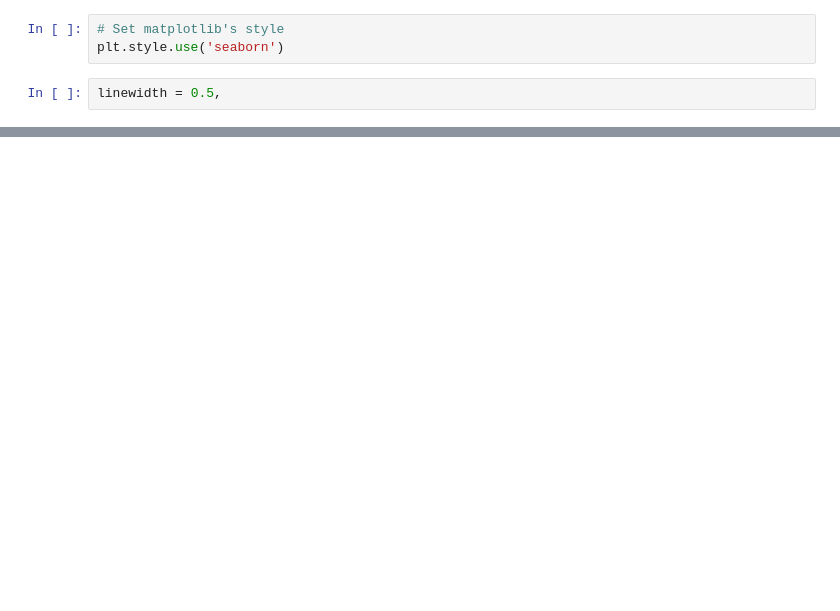
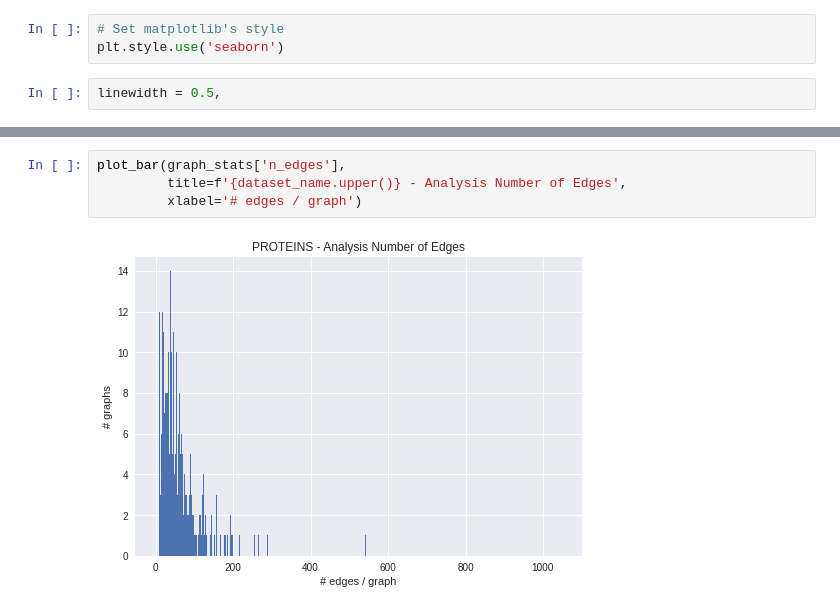
Before and after one commit to CheshireCat12/graph-matching-gnn-reduction, a Jupyter notebook: graph_analysis/notebooks/analysis_stats.ipynb, the cells around one changed output, grey strips where cells are left out. Drawn from its saved outputs; the diff is of its cells as text; blank space fills up the shorter version.

```diff
--- a/graph_analysis/notebooks/analysis_stats.ipynb
+++ b/graph_analysis/notebooks/analysis_stats.ipynb
@@ -108,0 +112,6 @@ Median max degrees: 4.0
+# %%
+plot_bar(graph_stats['n_edges'],
+         title=f'{dataset_name.upper()} - Analysis Number of Edges',
+         xlabel='# edges / graph')
+# %% [output]
+[figure, added]
```
Also changed, not shown: parts of 13 cells of this notebook, 4 other files.
